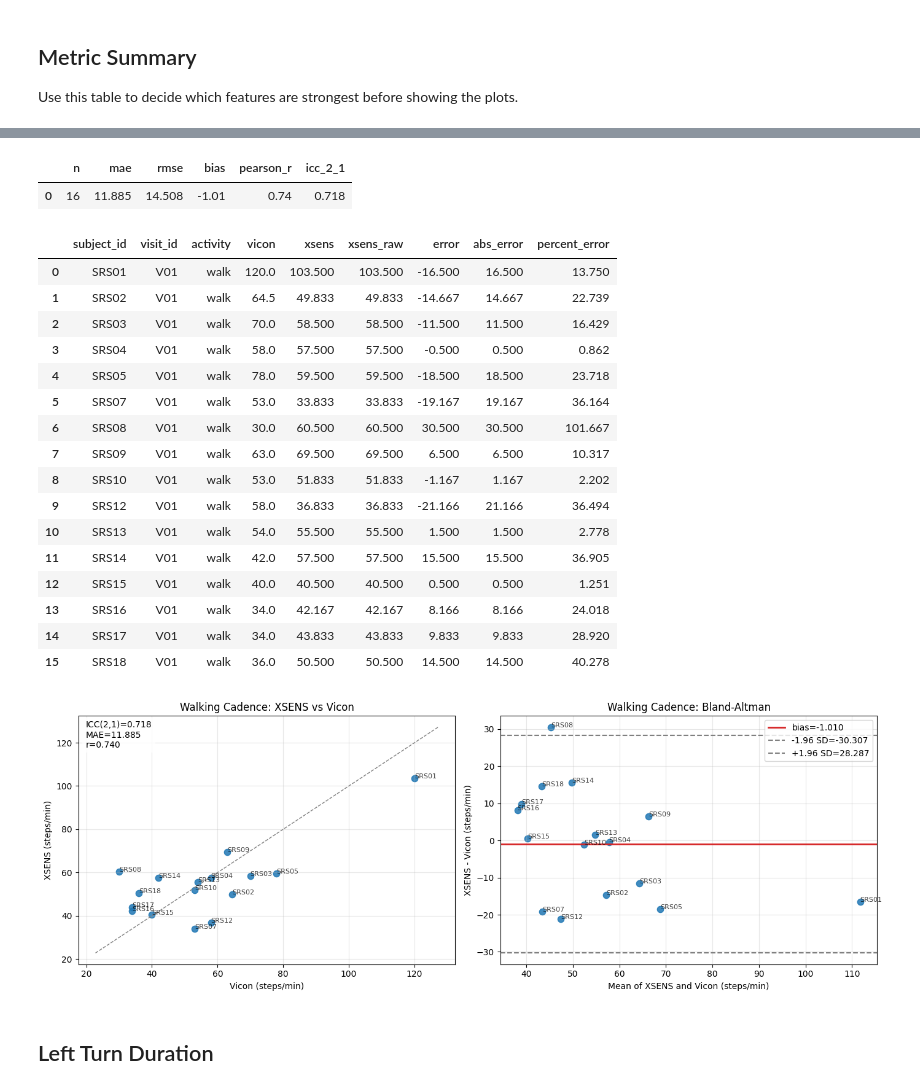
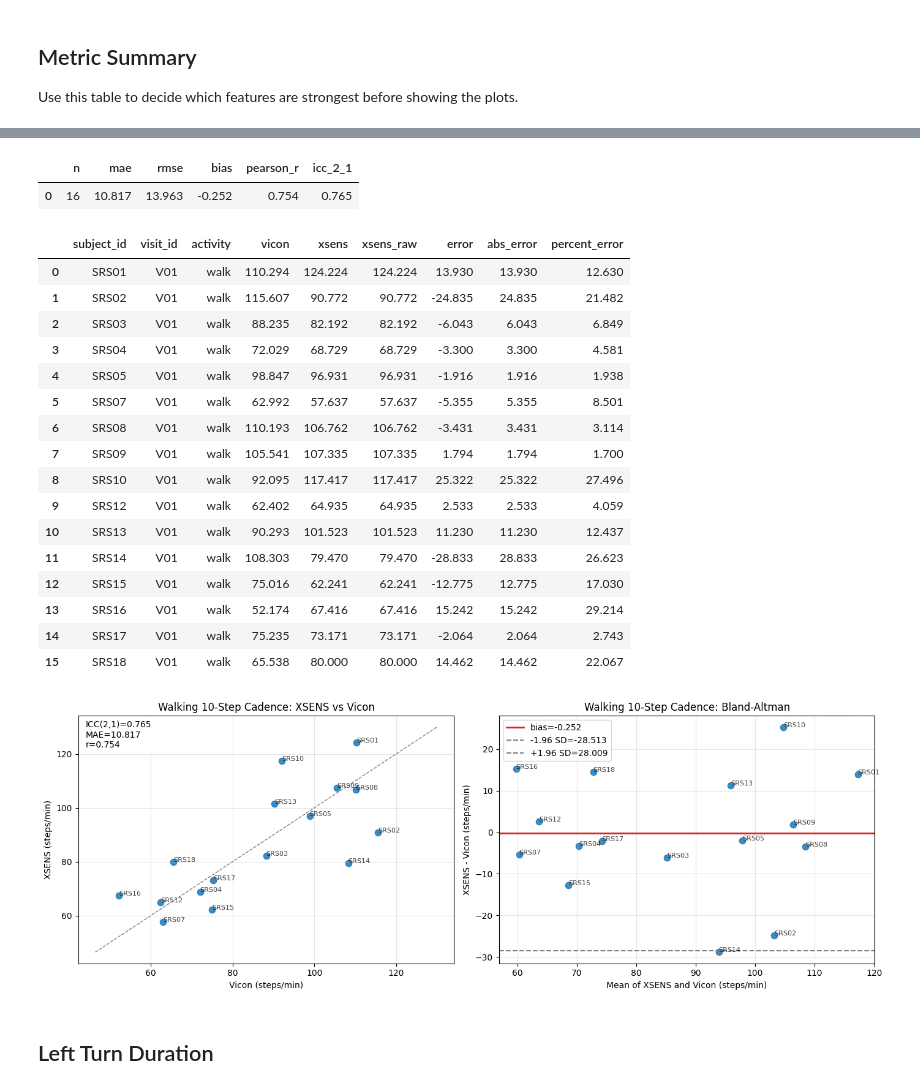
Before and after one commit to ahmedazhar2299/my-walk-sentinal, a Jupyter notebook: Sensors_Visualizers/participant_agreement.ipynb, the cells around one changed output, grey strips where cells are left out. Saved outputs shown, nothing was run; the diff lists cells and outputs as text; code cells hidden in the pictures.

```diff
--- a/Sensors_Visualizers/participant_agreement.ipynb
+++ b/Sensors_Visualizers/participant_agreement.ipynb
@@ -24,6 +24,7 @@ from agreement_plots import SPECS, all_metric_summary, display_feature_report, p
 
 pd.set_option("display.max_columns", 50)
 pd.set_option("display.precision", 3)
+pd.set_option("display.float_format", lambda value: f"{value:.3f}")
 
 spec_by_title = {spec.title: spec for spec in SPECS}
 print("Setup complete")
@@ -75,26 +77,26 @@ display_feature_report(spec_by_title["Walking Step Count"])
 # %%
-display_feature_report(spec_by_title["Walking Cadence"])
+display_feature_report(spec_by_title["Walking 10-Step Cadence"])
 # %% [output]
 |  | n | mae | rmse | bias | pearson_r | icc_2_1 |
-| 0 | 16 | 11.885 | 14.508 | -1.01 | 0.74 | 0.718 |
+| 0 | 16 | 10.817 | 13.963 | -0.252 | 0.754 | 0.765 |
 |  | subject_id | visit_id | activity | vicon | xsens | xsens_raw | error | abs_error | percent_error |
-| 0 | SRS01 | V01 | walk | 120.0 | 103.500 | 103.500 | -16.500 | 16.500 | 13.750 |
-| 1 | SRS02 | V01 | walk | 64.5 | 49.833 | 49.833 | -14.667 | 14.667 | 22.739 |
-| 2 | SRS03 | V01 | walk | 70.0 | 58.500 | 58.500 | -11.500 | 11.500 | 16.429 |
-| 3 | SRS04 | V01 | walk | 58.0 | 57.500 | 57.500 | -0.500 | 0.500 | 0.862 |
-| 4 | SRS05 | V01 | walk | 78.0 | 59.500 | 59.500 | -18.500 | 18.500 | 23.718 |
-| 5 | SRS07 | V01 | walk | 53.0 | 33.833 | 33.833 | -19.167 | 19.167 | 36.164 |
-| 6 | SRS08 | V01 | walk | 30.0 | 60.500 | 60.500 | 30.500 | 30.500 | 101.667 |
-| 7 | SRS09 | V01 | walk | 63.0 | 69.500 | 69.500 | 6.500 | 6.500 | 10.317 |
-| 8 | SRS10 | V01 | walk | 53.0 | 51.833 | 51.833 | -1.167 | 1.167 | 2.202 |
-| 9 | SRS12 | V01 | walk | 58.0 | 36.833 | 36.833 | -21.166 | 21.166 | 36.494 |
-| 10 | SRS13 | V01 | walk | 54.0 | 55.500 | 55.500 | 1.500 | 1.500 | 2.778 |
-| 11 | SRS14 | V01 | walk | 42.0 | 57.500 | 57.500 | 15.500 | 15.500 | 36.905 |
-| 12 | SRS15 | V01 | walk | 40.0 | 40.500 | 40.500 | 0.500 | 0.500 | 1.251 |
-| 13 | SRS16 | V01 | walk | 34.0 | 42.167 | 42.167 | 8.166 | 8.166 | 24.018 |
-| 14 | SRS17 | V01 | walk | 34.0 | 43.833 | 43.833 | 9.833 | 9.833 | 28.920 |
-| 15 | SRS18 | V01 | walk | 36.0 | 50.500 | 50.500 | 14.500 | 14.500 | 40.278 |
+| 0 | SRS01 | V01 | walk | 110.294 | 124.224 | 124.224 | 13.930 | 13.930 | 12.630 |
+| 1 | SRS02 | V01 | walk | 115.607 | 90.772 | 90.772 | -24.835 | 24.835 | 21.482 |
+| 2 | SRS03 | V01 | walk | 88.235 | 82.192 | 82.192 | -6.043 | 6.043 | 6.849 |
+| 3 | SRS04 | V01 | walk | 72.029 | 68.729 | 68.729 | -3.300 | 3.300 | 4.581 |
+| 4 | SRS05 | V01 | walk | 98.847 | 96.931 | 96.931 | -1.916 | 1.916 | 1.938 |
+| 5 | SRS07 | V01 | walk | 62.992 | 57.637 | 57.637 | -5.355 | 5.355 | 8.501 |
+| 6 | SRS08 | V01 | walk | 110.193 | 106.762 | 106.762 | -3.431 | 3.431 | 3.114 |
+| 7 | SRS09 | V01 | walk | 105.541 | 107.335 | 107.335 | 1.794 | 1.794 | 1.700 |
+| 8 | SRS10 | V01 | walk | 92.095 | 117.417 | 117.417 | 25.322 | 25.322 | 27.496 |
+| 9 | SRS12 | V01 | walk | 62.402 | 64.935 | 64.935 | 2.533 | 2.533 | 4.059 |
+| 10 | SRS13 | V01 | walk | 90.293 | 101.523 | 101.523 | 11.230 | 11.230 | 12.437 |
+| 11 | SRS14 | V01 | walk | 108.303 | 79.470 | 79.470 | -28.833 | 28.833 | 26.623 |
+| 12 | SRS15 | V01 | walk | 75.016 | 62.241 | 62.241 | -12.775 | 12.775 | 17.030 |
+| 13 | SRS16 | V01 | walk | 52.174 | 67.416 | 67.416 | 15.242 | 15.242 | 29.214 |
+| 14 | SRS17 | V01 | walk | 75.235 | 73.171 | 73.171 | -2.064 | 2.064 | 2.743 |
+| 15 | SRS18 | V01 | walk | 65.538 | 80.000 | 80.000 | 14.462 | 14.462 | 22.067 |
-[figure, old version]
+[figure, new version]
 # %% [markdown]
 ## Left Turn Duration
 # %%
```
Also changed, not shown: parts of 9 cells of this notebook, 9 other files.
